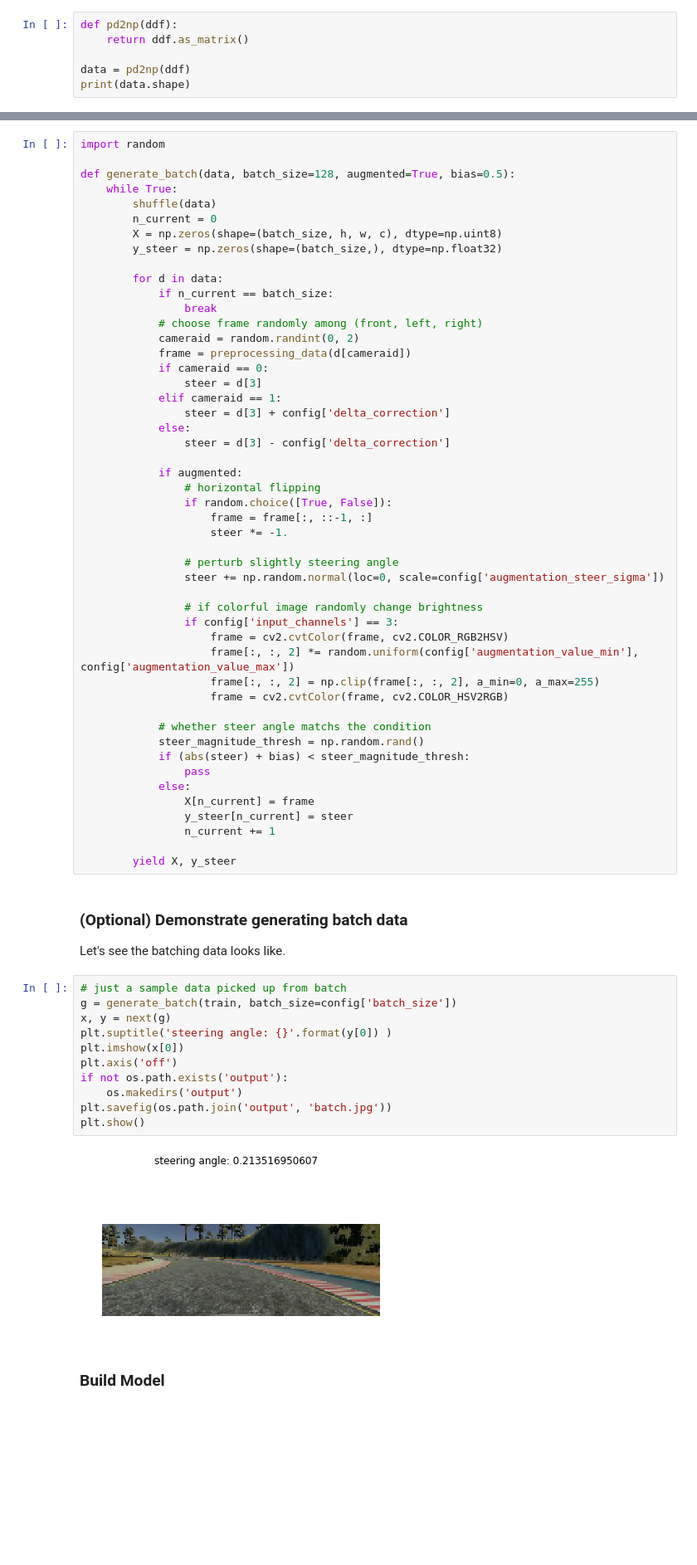
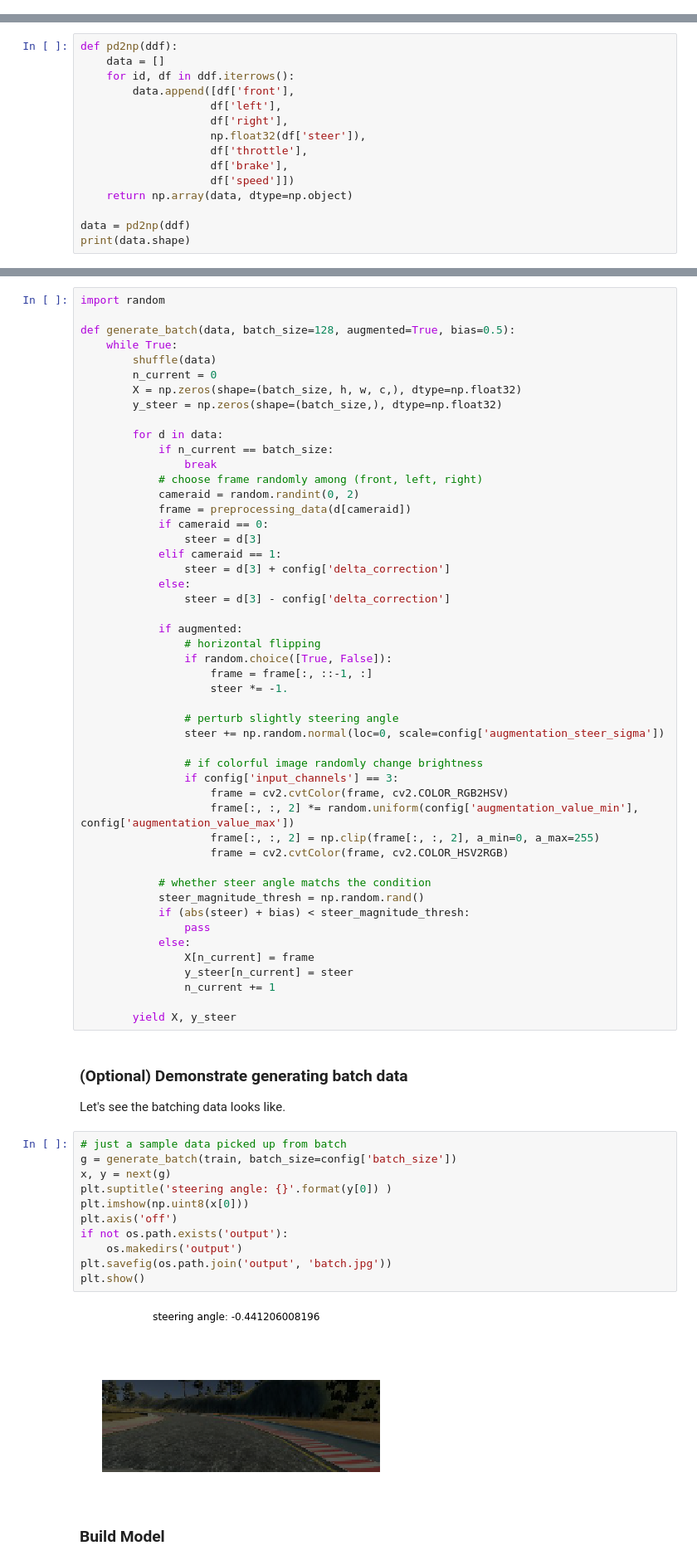
Before and after one commit to jedichien/self-driving, a Jupyter notebook: project_3_behavioral_cloning/behavioral_cloning.ipynb, the cells around one changed output, grey strips where cells are left out. Shown: that part at 83% size. Saved outputs shown, nothing was run; the diff lists cells and outputs as text; blank space fills up the shorter version.

Commit message:
fix bug: steer angle

```diff
--- a/project_3_behavioral_cloning/behavioral_cloning.ipynb
+++ b/project_3_behavioral_cloning/behavioral_cloning.ipynb
@@ -69,9 +69,3 @@ draw_histogram_of_steering_angle(ddf)
 Choosing randomly among front, left and right mounted camera, each of frames will through several step processed including cropped, color brightness, and flipped.
 # %% [markdown]
 First at first, transform pandas dataframe into numpy array for future usage.
-# %%
-def pd2np(ddf):
-    return ddf.as_matrix()
-
-data = pd2np(ddf)
-print(data.shape)
@@ -79,0 +72,15 @@ print(data.shape)
+# %%
+def pd2np(ddf):
+    data = []
+    for id, df in ddf.iterrows():
+        data.append([df['front'],
+                    df['left'],
+                    df['right'],
+                    np.float32(df['steer']),
+                    df['throttle'],
+                    df['brake'],
+                    df['speed']])
+    return np.array(data, dtype=np.object)
+
+data = pd2np(ddf)
+print(data.shape)
@@ -128,7 +137,7 @@ def generate_batch(data, batch_size=128, augmented=True, bias=0.5):
     while True:
         shuffle(data)
         n_current = 0
-        X = np.zeros(shape=(batch_size, h, w, c), dtype=np.uint8)
+        X = np.zeros(shape=(batch_size, h, w, c,), dtype=np.float32)
         y_steer = np.zeros(shape=(batch_size,), dtype=np.float32)
 
         for d in data:
@@ -176,16 +185,16 @@ Let's see the batching data looks like.
 # %%
 # just a sample data picked up from batch
 g = generate_batch(train, batch_size=config['batch_size'])
 x, y = next(g)
 plt.suptitle('steering angle: {}'.format(y[0]) )
-plt.imshow(x[0])
+plt.imshow(np.uint8(x[0]))
 plt.axis('off')
 if not os.path.exists('output'):
     os.makedirs('output')
 plt.savefig(os.path.join('output', 'batch.jpg'))
 plt.show()
 # %% [output]
-[figure, old version]
+[figure, new version]
 # %% [markdown]
 ### Build Model
 # %%
```
Also changed, not shown: parts of 5 cells of this notebook, 2 other files.
